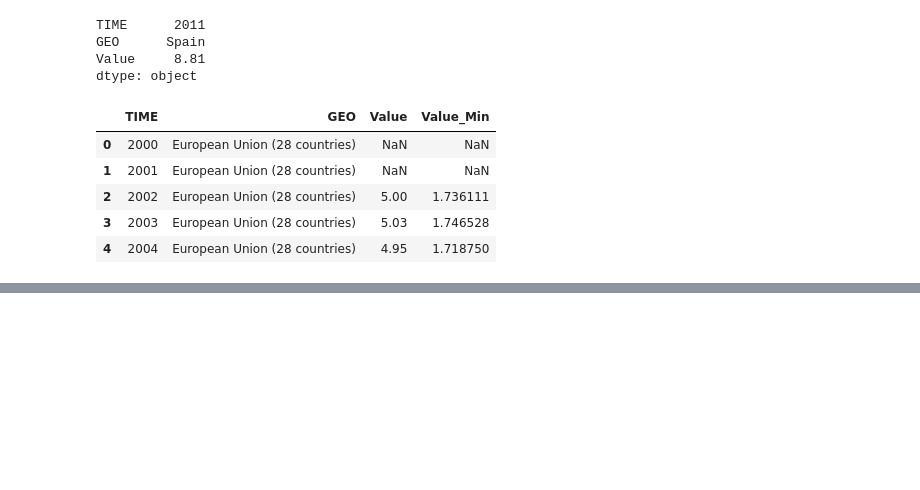
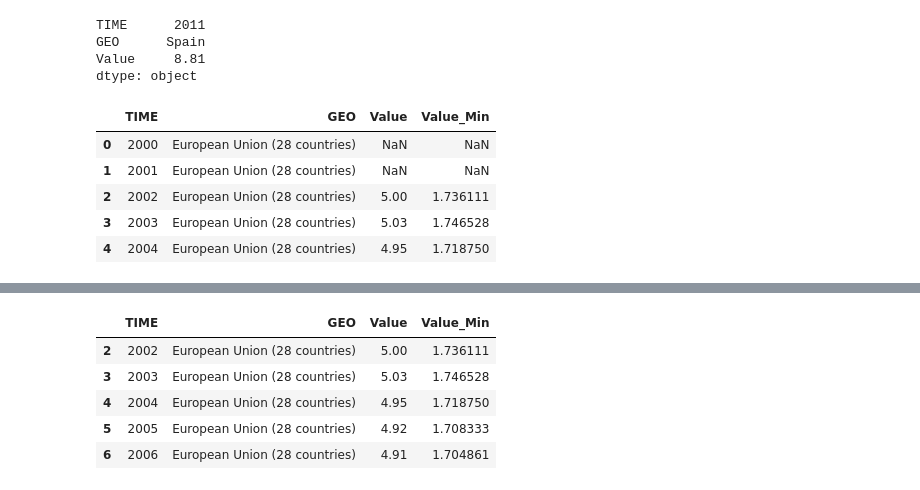
Before and after one commit to gikurujulius/Data-Science, a Jupyter notebook: open_gvt_data_analysis.ipynb, the cells around one changed output, grey strips where cells are left out. Cells and saved outputs as stored; diff of their text form; code cells hidden in the pictures; blank space fills up the shorter version.

```diff
--- a/open_gvt_data_analysis.ipynb
+++ b/open_gvt_data_analysis.ipynb
@@ -145,0 +158,4 @@ education.head()
+# %%
+#To sort back to the original value
+education.sort_index(axis = 0, ascending = True, inplace = True)
+education.head()
@@ -145,0 +169,11 @@ education.head()
+# %%
+#let us drop the Nan rows in the Value column
+education_non_empty = education.dropna(how = 'any', subset = ['Value'])
+education_non_empty.head()
+# %% [output]
+|  | TIME | GEO | Value | Value_Min |
+| 2 | 2002 | European Union (28 countries) | 5.00 | 1.736111 |
+| 3 | 2003 | European Union (28 countries) | 5.03 | 1.746528 |
+| 4 | 2004 | European Union (28 countries) | 4.95 | 1.718750 |
+| 5 | 2005 | European Union (28 countries) | 4.92 | 1.708333 |
+| 6 | 2006 | European Union (28 countries) | 4.91 | 1.704861 |
```
Also changed, not shown: parts of 6 cells of this notebook.
